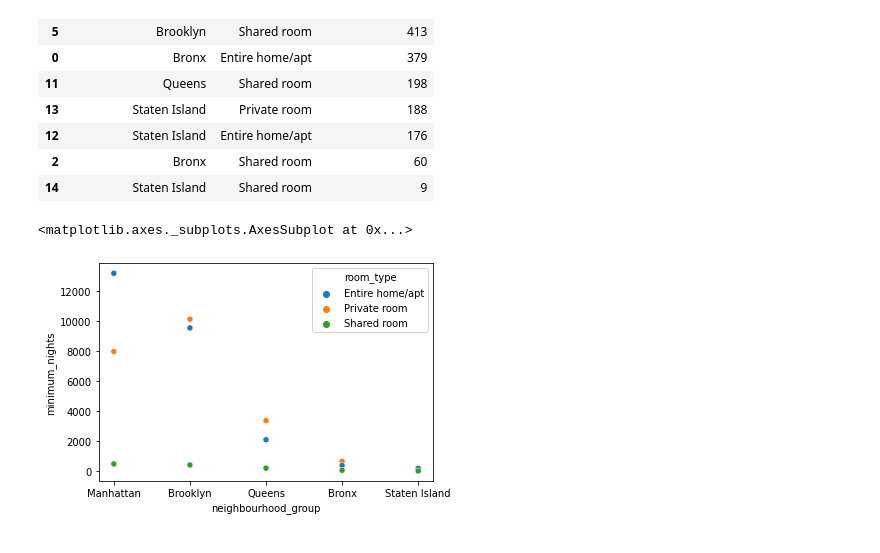
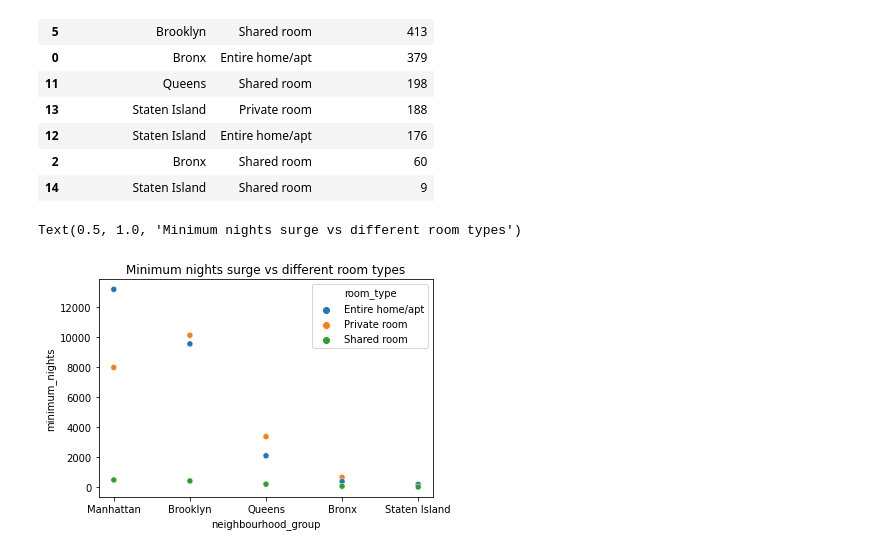
Before and after one commit to rknethinti/EDA-Airbnb-bookings-analysis, a Jupyter notebook: Airbnb_Bookings_Analysis_Capstone_Project.ipynb, the cells around one changed output. Drawn from its saved outputs; the diff is of its cells as text; code cells hidden in the pictures.

```diff
--- a/Airbnb_Bookings_Analysis_Capstone_Project.ipynb
+++ b/Airbnb_Bookings_Analysis_Capstone_Project.ipynb
@@ -277,7 +285,11 @@ traf_area
 | 2 | Bronx | Shared room | 60 |
 | 14 | Staten Island | Shared room | 9 |
 # %%
+# plotting people preferences of different types of rooms in different neighbourhood
+
+
 sns.scatterplot(x=traf_area['neighbourhood_group'], y=traf_area['minimum_nights'], hue=traf_area['room_type'])
+plt.title('Minimum nights surge vs different room types')
 # %% [output]
-<matplotlib.axes._subplots.AxesSubplot at 0x...>
+Text(0.5, 1.0, 'Minimum nights surge vs different room types')
-[figure, old version]
+[figure, new version]
```
Also changed, not shown: parts of 11 cells of this notebook.
